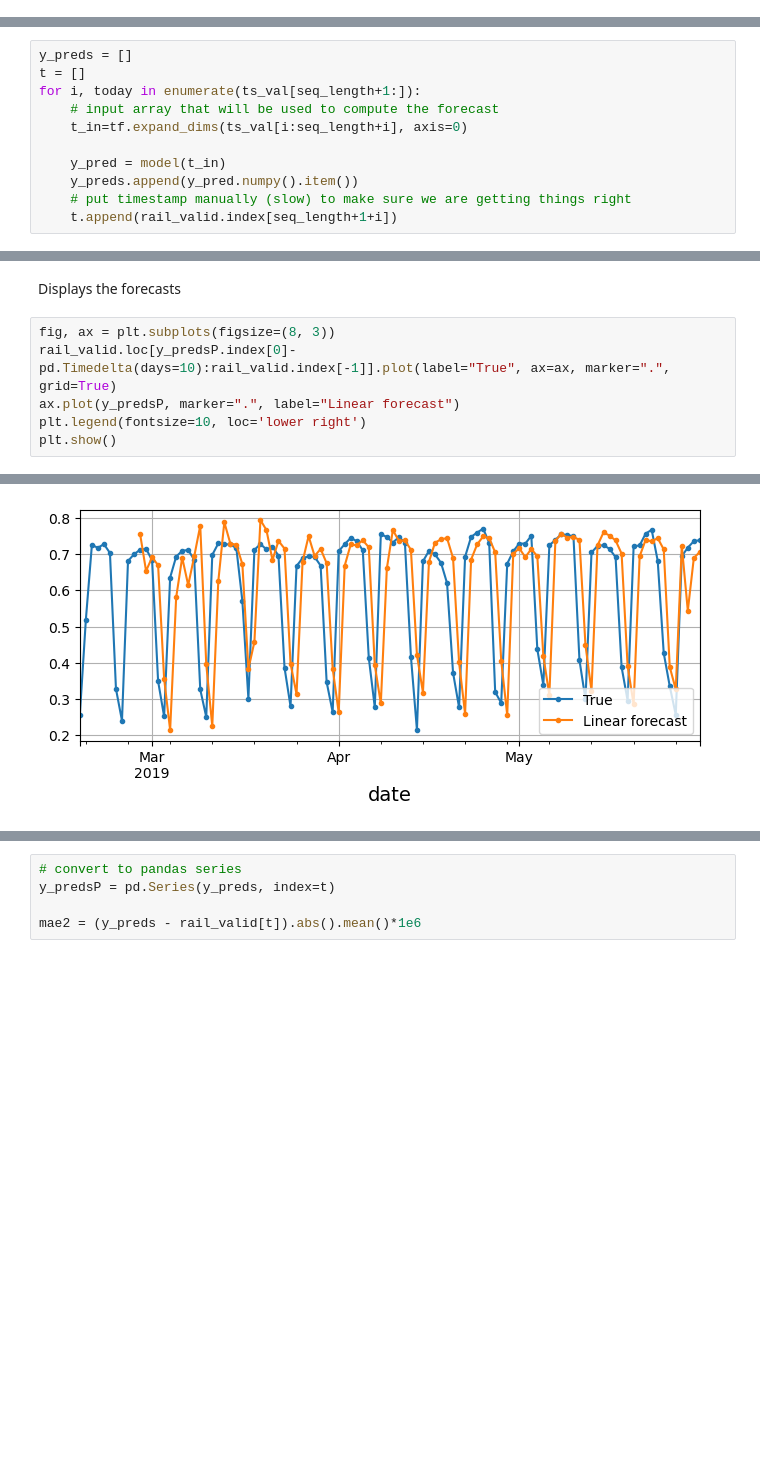
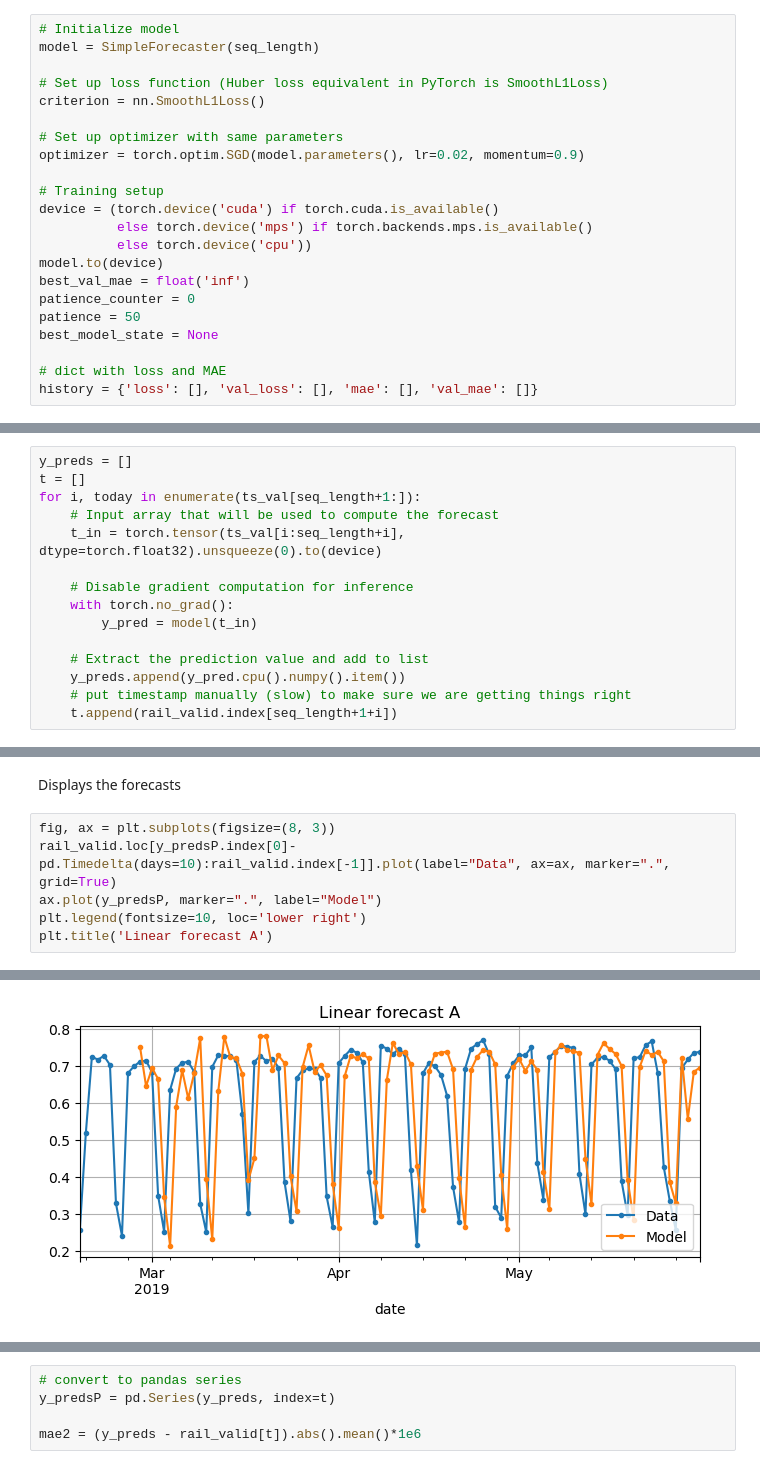
Before and after one commit to rsnemmen/chicago-transit-forecasting, a Jupyter notebook: 2-ML, linear model.ipynb, the cells around one changed output, grey strips where cells are left out. Drawn from its saved outputs; the diff is of its cells as text; blank space fills up the shorter version.

Commit message:
finished linear forecast

```diff
--- a/2-ML, linear model.ipynb
+++ b/2-ML, linear model.ipynb
@@ -126,0 +140,22 @@ Key differences between TensorFlow and PyTorch implementations:
+# %%
+# Initialize model
+model = SimpleForecaster(seq_length)
+
+# Set up loss function (Huber loss equivalent in PyTorch is SmoothL1Loss)
+criterion = nn.SmoothL1Loss()
+
+# Set up optimizer with same parameters
+optimizer = torch.optim.SGD(model.parameters(), lr=0.02, momentum=0.9)
+
+# Training setup
+device = (torch.device('cuda') if torch.cuda.is_available()
+          else torch.device('mps') if torch.backends.mps.is_available()
+          else torch.device('cpu'))
+model.to(device)
+best_val_mae = float('inf')
+patience_counter = 0
+patience = 50
+best_model_state = None
+
+# dict with loss and MAE
+history = {'loss': [], 'val_loss': [], 'mae': [], 'val_mae': []}
@@ -264,11 +312,15 @@ ts_val=rail_valid.to_numpy()
 y_preds = []
 t = []
 for i, today in enumerate(ts_val[seq_length+1:]):
-    # input array that will be used to compute the forecast
-    t_in=tf.expand_dims(ts_val[i:seq_length+i], axis=0)
+    # Input array that will be used to compute the forecast
+    t_in = torch.tensor(ts_val[i:seq_length+i], dtype=torch.float32).unsqueeze(0).to(device)
 
-    y_pred = model(t_in)
-    y_preds.append(y_pred.numpy().item())
+    # Disable gradient computation for inference
+    with torch.no_grad():
+        y_pred = model(t_in)
+
+    # Extract the prediction value and add to list
+    y_preds.append(y_pred.cpu().numpy().item())
     # put timestamp manually (slow) to make sure we are getting things right
     t.append(rail_valid.index[seq_length+1+i])
 # %%
@@ -286,8 +338,8 @@ mae1
 Displays the forecasts
 # %%
 fig, ax = plt.subplots(figsize=(8, 3))
-rail_valid.loc[y_predsP.index[0]-pd.Timedelta(days=10):rail_valid.index[-1]].plot(label="True", ax=ax, marker=".", grid=True)
-ax.plot(y_predsP, marker=".", label="Linear forecast")
+rail_valid.loc[y_predsP.index[0]-pd.Timedelta(days=10):rail_valid.index[-1]].plot(label="Data", ax=ax, marker=".", grid=True)
+ax.plot(y_predsP, marker=".", label="Model")
 plt.legend(fontsize=10, loc='lower right')
-plt.show()
+plt.title('Linear forecast A')
 # %% [output]
@@ -294,2 +347,2 @@ plt.show()
-[figure, old version]
+[figure, new version]
 # %% [markdown]
```
Also changed, not shown: parts of 17 cells of this notebook, 1 other file.
